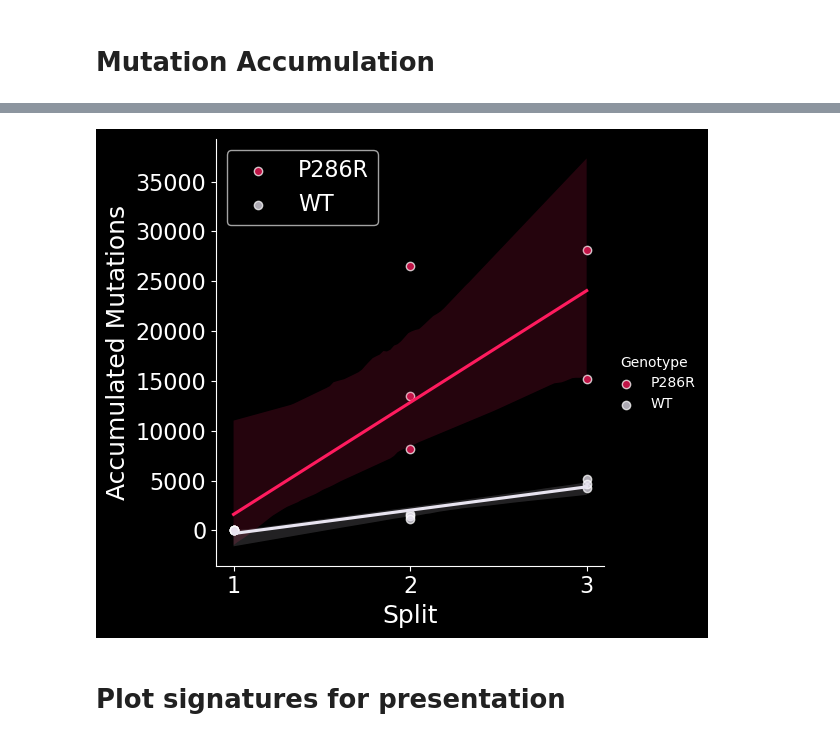
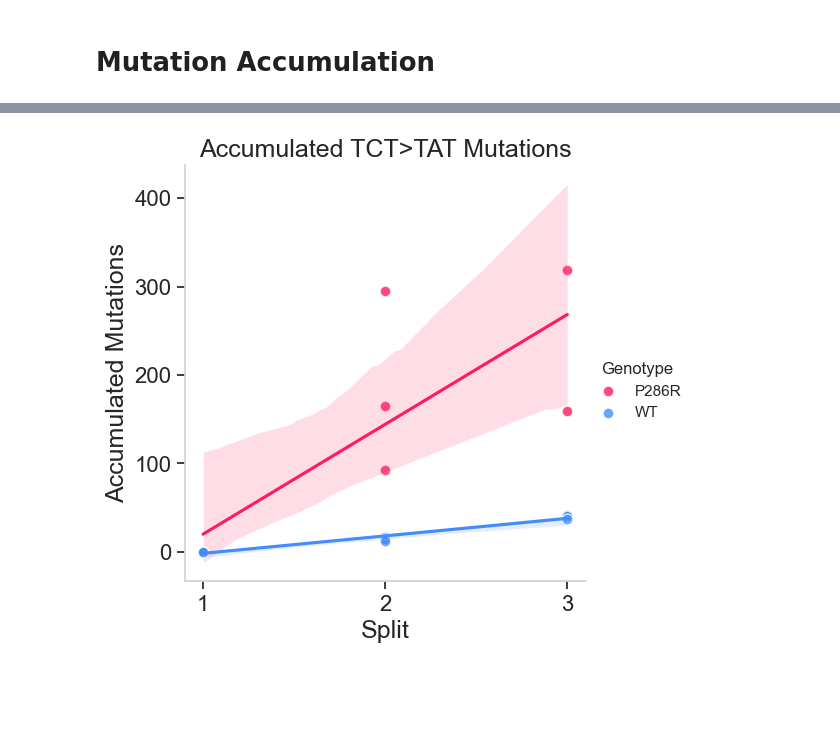
Before and after one commit to SrivatsanLab/SPC_genome, a Jupyter notebook: notebooks/K562_mut_accumulation.ipynb, the cells around one changed output, grey strips where cells are left out. Saved outputs shown, nothing was run; the diff lists cells and outputs as text; code cells hidden in the pictures; blank space fills up the shorter version.

```diff
--- a/notebooks/K562_mut_accumulation.ipynb
+++ b/notebooks/K562_mut_accumulation.ipynb
@@ -297,4 +631,9 @@ def compute_accumulated_mutations(adata, lineages):
             })
 
     return pd.DataFrame(results)
+# %%
+def cum_doublings(row):
+    mut = row.Genotype
+    split = row.Split
+    return [doublings_per_passage[mut][0], doublings_per_passage[mut][1], doublings_per_passage[mut][0]*split,doublings_per_passage[mut][1]*split]
 # %%
@@ -305,0 +682,9 @@ time_series = time_series.assign(
+# %%
+time_series_10a = compute_accumulated_mutations(adata_10a, lineages)
+time_series_10a = time_series_10a.assign(
+    Clone=lambda x: x['Lineage'].str.split('_').str[1],
+    Genotype=lambda x: x['Lineage'].str.split('_').str[0]
+)
+# %%
+time_series_10a[['doublings_per_passage', 'doublings_per_passage_SE', 'cumulative_doublings', 'cumulative_doublings_SE']] = time_series_10a.apply(cum_doublings, axis=1, result_type='expand')
+time_series_10a
@@ -306,30 +710,33 @@ time_series = time_series.assign(
+# %%
+time_series_10a['Accumulated_Mutations_norm'] = time_series_10a['Accumulated_Mutations'] / time_series_10a['doublings_per_passage']
+time_series_10a = time_series_10a.fillna(0)
 # %%
 ## Plot
-g = sns.lmplot(time_series, x='Split',y='Accumulated_Mutations',
-               scatter_kws={'ec':'white', 'alpha':0.75},
-           palette={'WT':'#E8E4F0','P286R':'#FF1B5E'},
-           hue='Genotype'
-        )
+g = sns.lmplot(time_series_10a, x='Split',y='Accumulated_Mutations_norm',
+               scatter_kws={'s': 60,'edgecolor': 'white'},
+               # palette={'WT':'#E8E4F0','P286R':'#FF1B5E'}, #Dark mode
+               palette={'WT':'#438CFD','P286R':'#FF1B5E'},
+               hue='Genotype'
+              )
 
 new_ticks = [0,1,2]
 new_labels = ['1','2','3']
 g.set(xticks=new_ticks, xticklabels=new_labels)
 g.ax.tick_params(labelsize=16)
 
-g.ax.legend(fontsize=16)
-# or to also control the title:
-leg = g.ax.get_legend()
-leg._legend_title_fontsize = 16
-for text in leg.get_texts():
-    text.set_fontsize(16)
+# g.ax.legend(fontsize=16)
+# # or to also control the title:
+# leg = g.ax.get_legend()
+# leg._legend_title_fontsize = 16
+# for text in leg.get_texts():
+#     text.set_fontsize(16)
 
 # plt.ylim(-19000,100000)
 plt.xlabel("Split", fontsize=18)
 plt.ylabel("Accumulated Mutations", fontsize=18)
+plt.title("Accumulated TCT>TAT Mutations", fontsize=18)
 # plt.setp(g.spines.values(), linewidth=3)
-g.savefig('../results/K562_mut_accumulation/10a_accumulation.png', transparent=True, bbox_inches='tight')
+# g.savefig('../results/K562_mut_accumulation/10a_accumulation.png', transparent=True, bbox_inches='tight')
 plt.show()
 # %% [output]
-[figure, old version]
+[figure, new version]
-# %% [markdown]
-# Plot signatures for presentation
```
Also changed, not shown: parts of 66 cells of this notebook, 1 other file.
